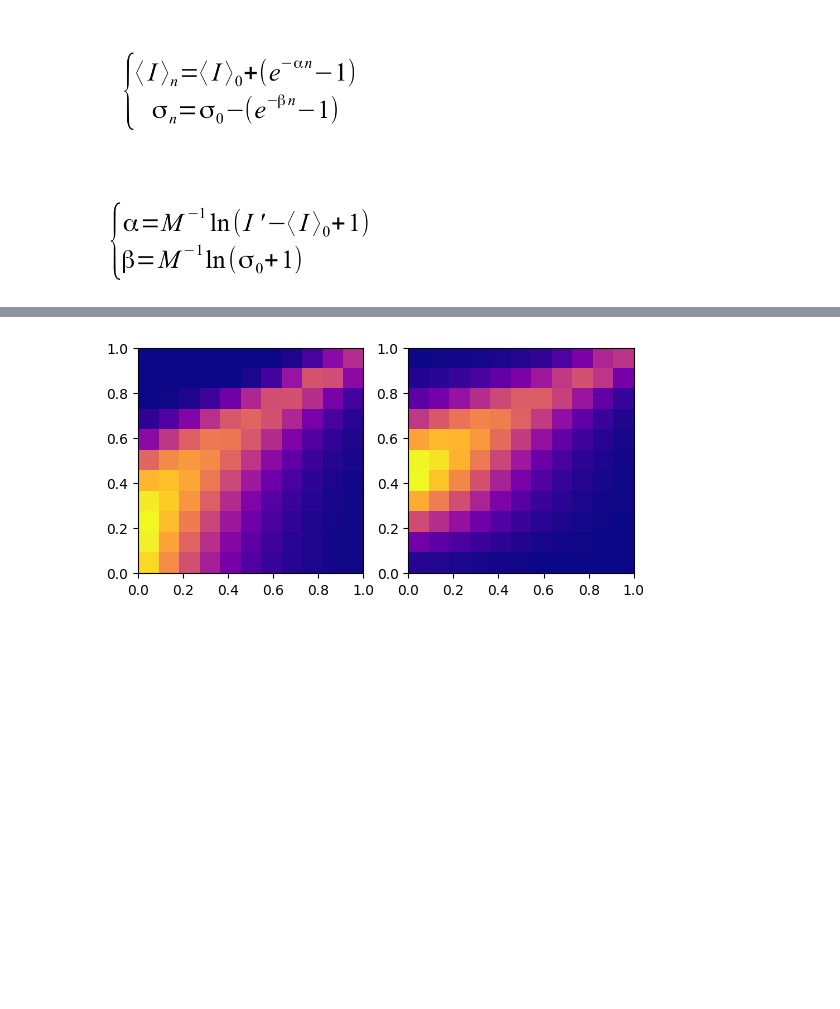
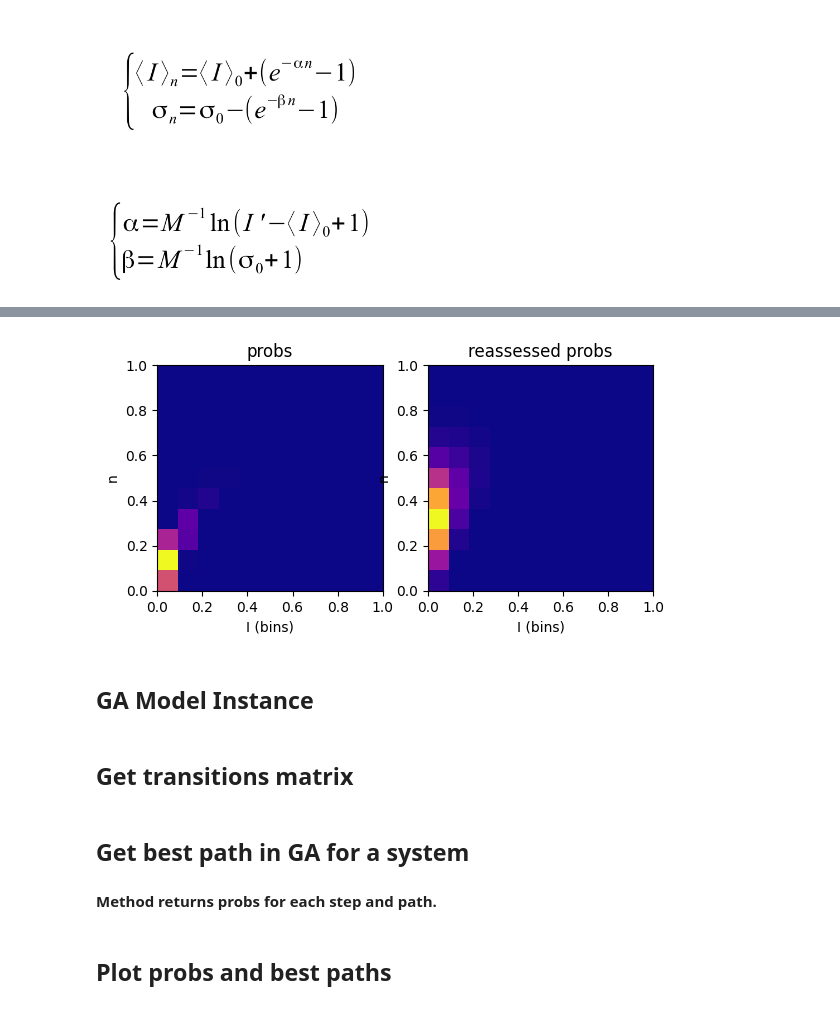
Before and after one commit to jafiorote/ga_error_sources_framework, a Jupyter notebook: notebooks/models_step_by_step.ipynb, the cells around one changed output, grey strips where cells are left out. Cells and saved outputs as stored; diff of their text form; code cells hidden in the pictures; blank space fills up the shorter version.

Commit message:
add more information in model notebook.

```diff
--- a/notebooks/models_step_by_step.ipynb
+++ b/notebooks/models_step_by_step.ipynb
@@ -61,0 +86,2 @@ r_pdf = sys_model.reassessment(pdf)
+# %%
+r_probs = sys_model.reassessment_probs(probs)
@@ -62,15 +109,27 @@ r_pdf = sys_model.reassessment(pdf)
 # %%
 fig, axs = plt.subplots(1, 2)
+cmap = "plasma"
 
-z_prob = pdf[::-1]
-rz_prob = r_pdf[::-1]
+z_prob = probs[::-1]
+rz_prob = r_probs[::-1]
 
 c = axs[0].imshow(z_prob, extent=[0, 1, 0, 1], cmap=cmap,  interpolation='nearest')
+axs[0].set_title("probs")
+axs[0].set_xlabel("I (bins)")
+axs[0].set_ylabel("n")
+
 rc = axs[1].imshow(rz_prob, extent=[0, 1, 0, 1], cmap=cmap,  interpolation='nearest')
+axs[1].set_title("reassessed probs")
+axs[1].set_xlabel("I (bins)")
+axs[1].set_ylabel("n")
 
 plt.show()
 # %% [output]
-[figure, old version]
+[figure, new version]
+# %% [markdown]
+## GA Model Instance
 # %%
 ga_model = GAModel()
+# %% [markdown]
+## Get transitions matrix
 # %%
@@ -77,0 +137,4 @@ idx = ga_model.get_transitions_matrix(probs, n_step=n_step)[1]
+# %% [markdown]
+## Get best path in GA for a system
+
+#### Method returns probs for each step and path.
@@ -78,3 +143,5 @@ idx = ga_model.get_transitions_matrix(probs, n_step=n_step)[1]
+# %% [markdown]
+## Plot probs and best paths
 # %%
 fig, axs = plt.subplots(4, 4, figsize=(17, 20))
 cmap = "plasma"
```
Also changed, not shown: parts of 9 cells of this notebook, 1 other file.
